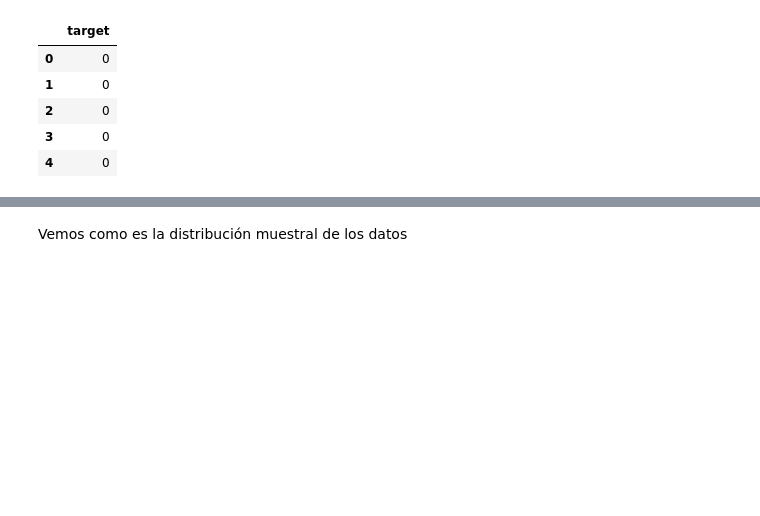
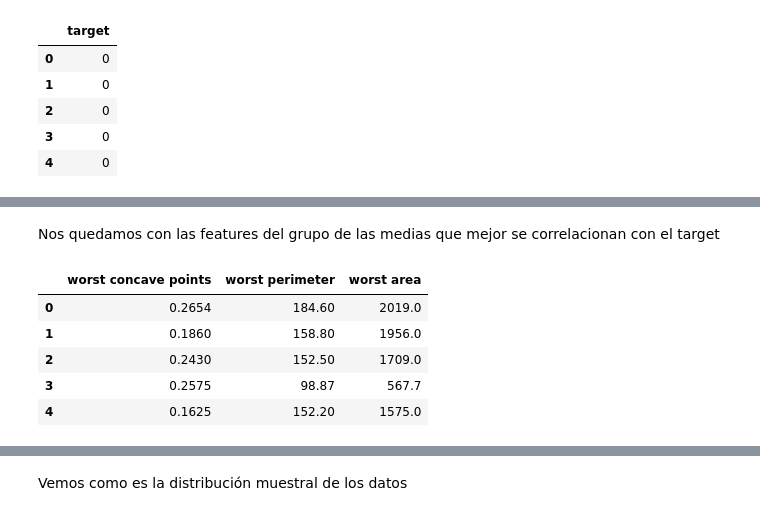
Before and after one commit to FrancoBertoldiMariglio/InteligenciaArtificial, a Jupyter notebook: TP3/TP3jupyter.ipynb, the cells around one changed output, grey strips where cells are left out. Cells and saved outputs as stored; diff of their text form; code cells hidden in the pictures; blank space fills up the shorter version.

```diff
--- a/TP3/TP3jupyter.ipynb
+++ b/TP3/TP3jupyter.ipynb
@@ -45,0 +51,12 @@ target.head()
+# %% [markdown]
+Nos quedamos con las features del grupo de las medias que mejor se correlacionan con el target
+# %%
+worst_case_df = features[['worst concave points', 'worst perimeter', 'worst area']]
+worst_case_df.head()
+# %% [output]
+|  | worst concave points | worst perimeter | worst area |
+| 0 | 0.2654 | 184.60 | 2019.0 |
+| 1 | 0.1860 | 158.80 | 1956.0 |
+| 2 | 0.2430 | 152.50 | 1709.0 |
+| 3 | 0.2575 | 98.87 | 567.7 |
+| 4 | 0.1625 | 152.20 | 1575.0 |
```
Also changed, not shown: parts of 31 cells of this notebook, 2 other files.
